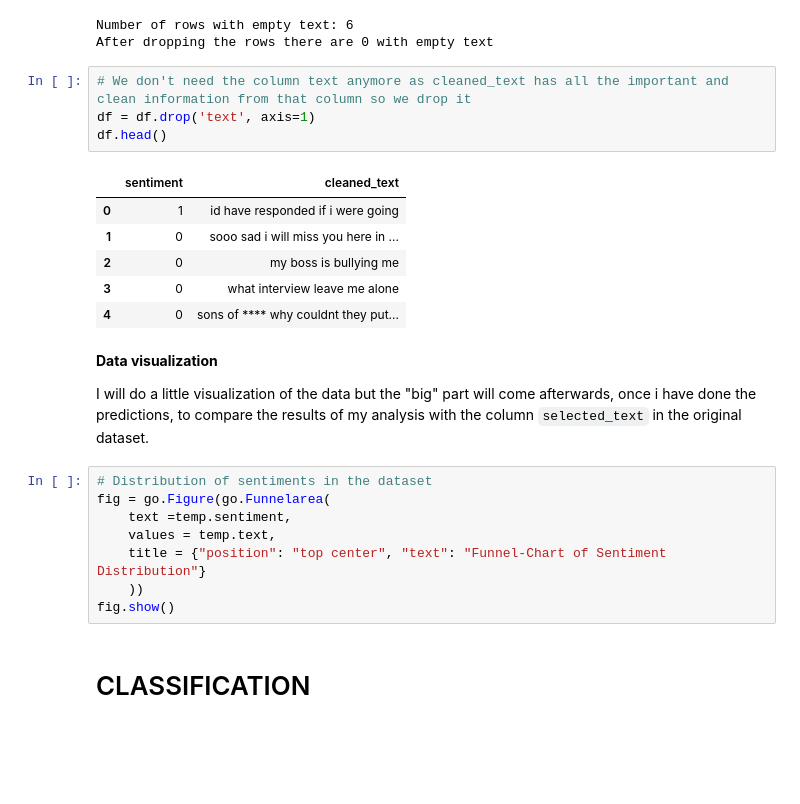
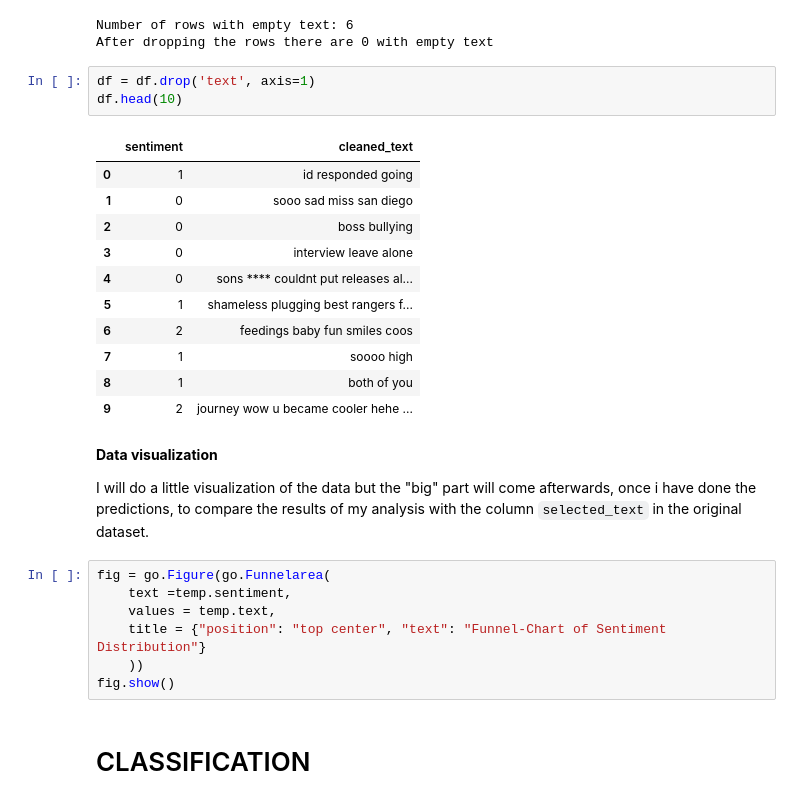
Before and after one commit to NIU1674080/APC, a Jupyter notebook: Practica_Kaggle.ipynb, the cells around one changed output. Drawn from its saved outputs; the diff is of its cells as text; blank space fills up the shorter version.

```diff
--- a/Practica_Kaggle.ipynb
+++ b/Practica_Kaggle.ipynb
@@ -130,23 +140,26 @@ print(f"After dropping the rows there are {empty_count} with empty text")
 # %% [output]
 Number of rows with empty text: 6
 After dropping the rows there are 0 with empty text
-# %%
-# We don't need the column text anymore as cleaned_text has all the important and clean information from that column so we drop it
-df = df.drop('text', axis=1)
-df.head()
-# %% [output]
-|  | sentiment | cleaned_text |
-| 0 | 1 | id have responded if i were going |
-| 1 | 0 | sooo sad i will miss you here in ... |
-| 2 | 0 | my boss is bullying me |
-| 3 | 0 | what interview leave me alone |
-| 4 | 0 | sons of **** why couldnt they put... |
+# %%
+df = df.drop('text', axis=1)
+df.head(10)
+# %% [output]
+|  | sentiment | cleaned_text |
+| 0 | 1 | id responded going |
+| 1 | 0 | sooo sad miss san diego |
+| 2 | 0 | boss bullying |
+| 3 | 0 | interview leave alone |
+| 4 | 0 | sons **** couldnt put releases al... |
+| 5 | 1 | shameless plugging best rangers f... |
+| 6 | 2 | feedings baby fun smiles coos |
+| 7 | 1 | soooo high |
+| 8 | 1 | both of you |
+| 9 | 2 | journey wow u became cooler hehe ... |
 # %% [markdown]
 **Data visualization**
 
 I will do a little visualization of the data but the "big" part will come afterwards, once i have done the predictions, to compare the results of my analysis with the column `selected_text` in the original dataset.
 # %%
-# Distribution of sentiments in the dataset
 fig = go.Figure(go.Funnelarea(
     text =temp.sentiment,
     values = temp.text,
```
Also changed, not shown: parts of 5 cells of this notebook.
